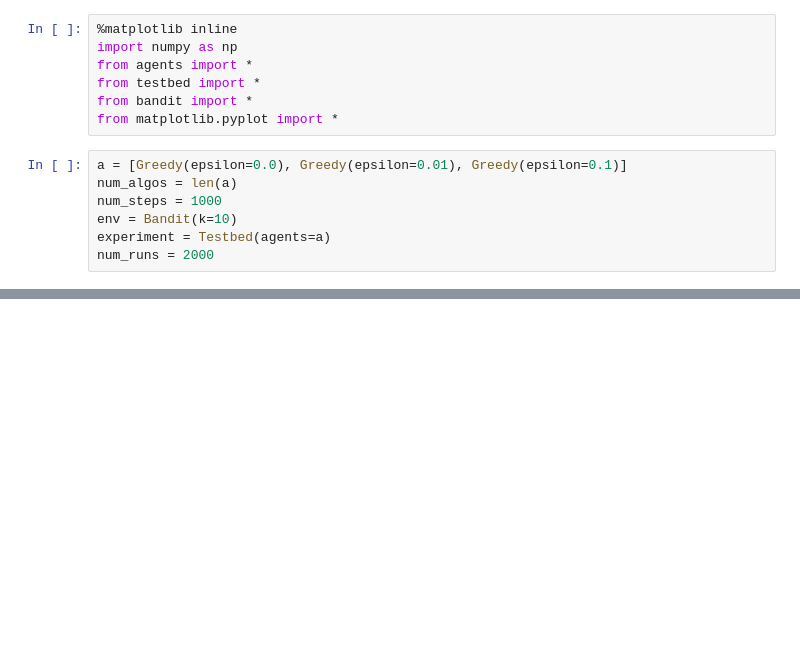
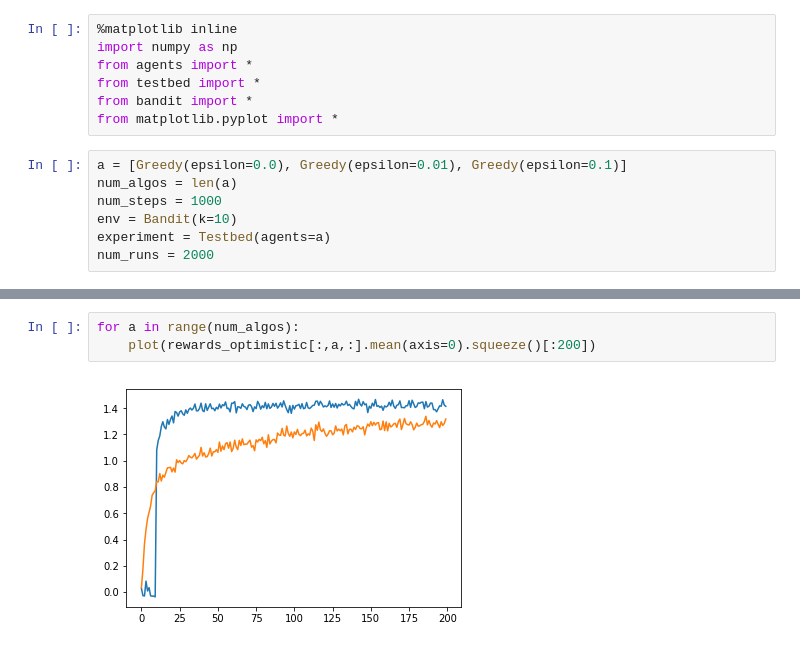
Before and after one commit to TuKo/rl, a Jupyter notebook: chapter1.ipynb, the cells around one changed output, grey strips where cells are left out. Saved outputs shown, nothing was run; the diff lists cells and outputs as text; blank space fills up the shorter version.

```diff
--- a/chapter1.ipynb
+++ b/chapter1.ipynb
@@ -46,0 +79,5 @@ for a in range(num_algos):
+# %%
+for a in range(num_algos):
+    plot(rewards_optimistic[:,a,:].mean(axis=0).squeeze()[:200])
+# %% [output]
+[figure, added]
```
Also changed, not shown: parts of 4 cells of this notebook, 1 other file.
